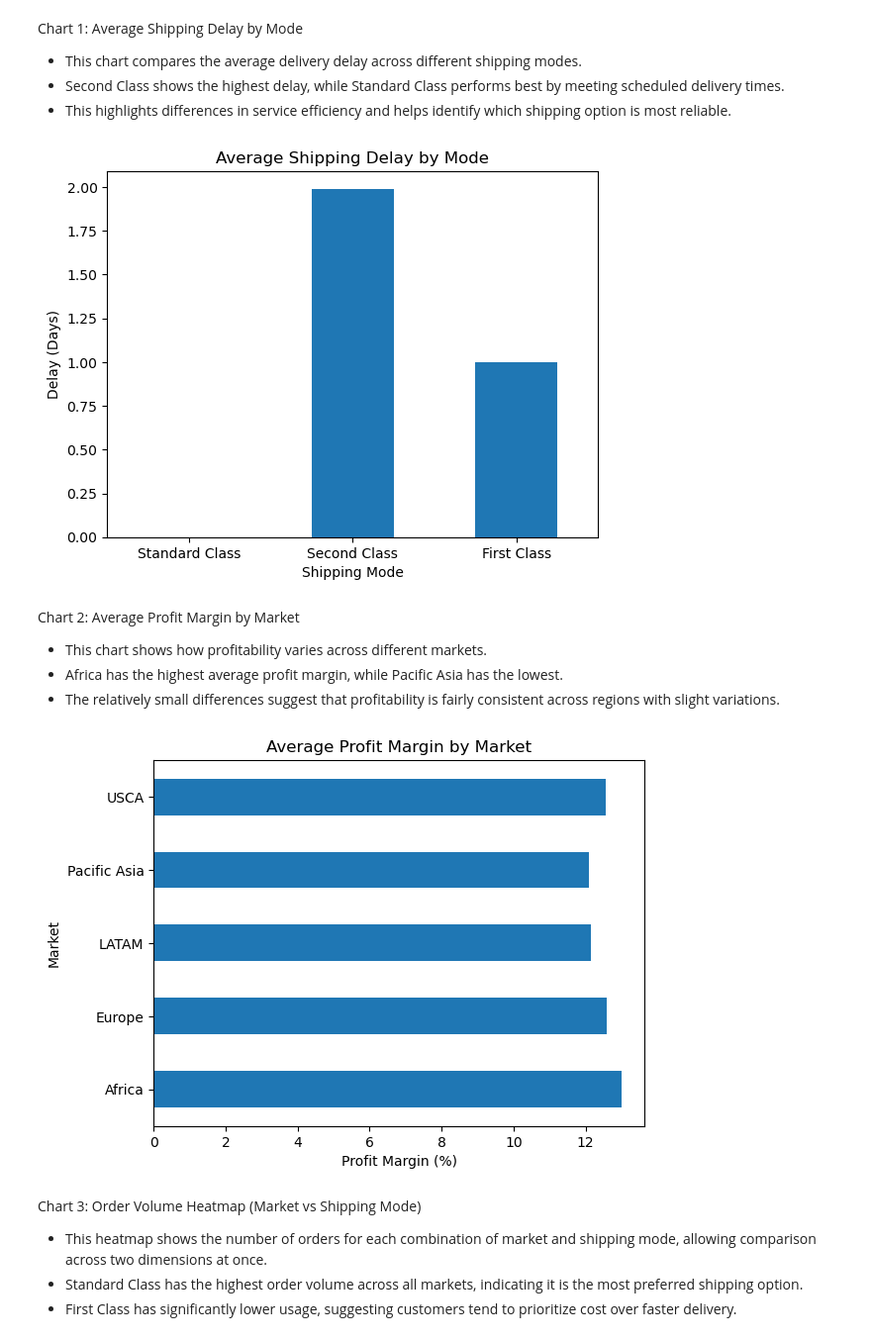
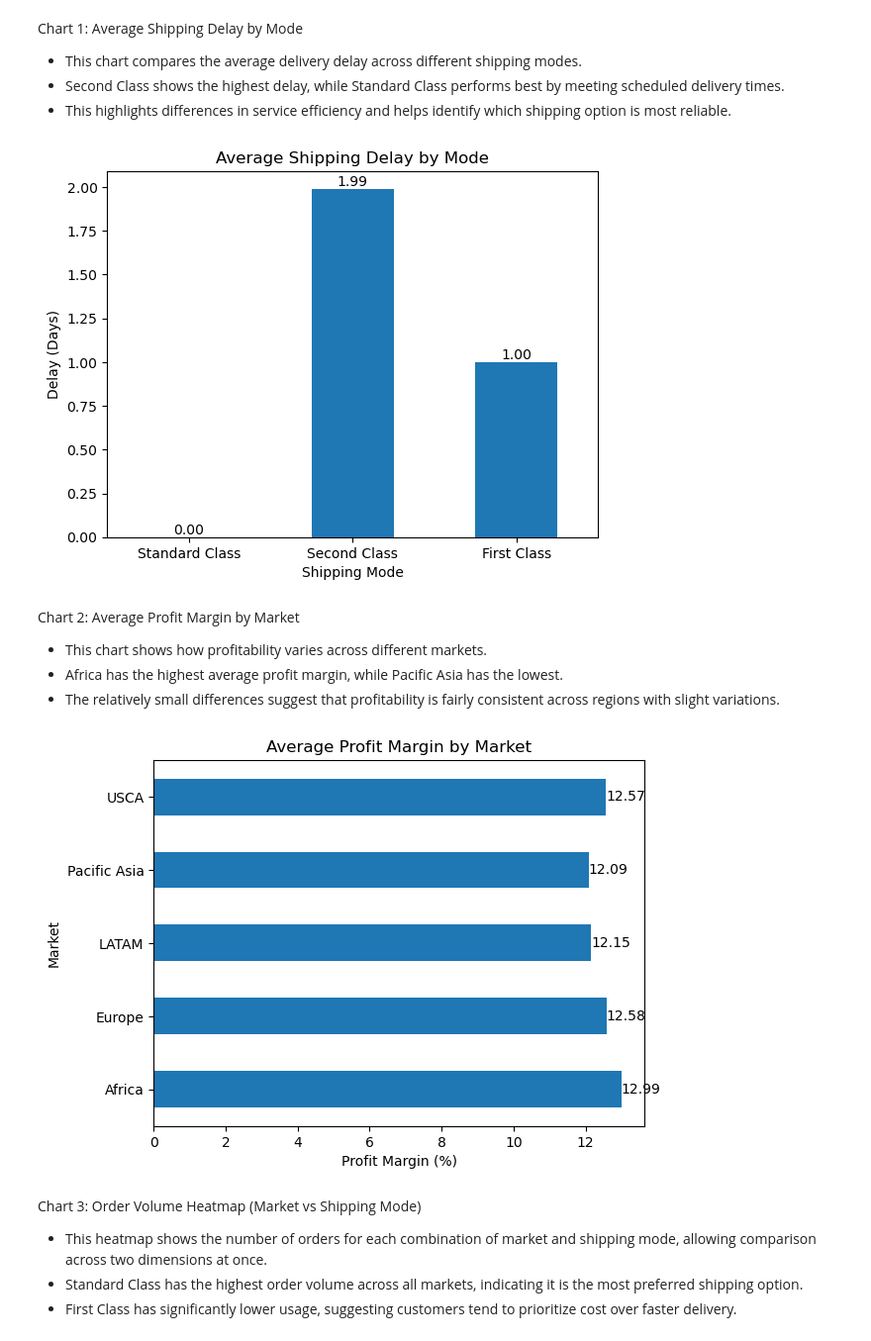
Before and after one commit to AriaRahman/PYTHON_FinalProject, a Jupyter notebook: analysis.ipynb, the cells around one changed output. Shown at 99% size. Cells and saved outputs as stored; diff of their text form; code cells hidden in the pictures.

Commit message:
Added Visualization Chart

```diff
--- a/analysis.ipynb
+++ b/analysis.ipynb
@@ -548,14 +548,18 @@ Chart 1: Average Shipping Delay by Mode
 
 delay_by_mode = dataset.groupby('Shipping Mode', observed=True)['Shipping Delay'].mean().round(2)
 
-delay_by_mode.plot(kind='bar')
+ax = delay_by_mode.plot(kind='bar')
+
 plt.title("Average Shipping Delay by Mode")
 plt.xlabel("Shipping Mode")
 plt.ylabel("Delay (Days)")
 plt.xticks(rotation=0)
+
+ax.bar_label(ax.containers[0], fmt='%.2f')
+
 plt.show()
 # %% [output]
-[figure, old version]
+[figure, new version]
 # %% [markdown]
 Chart 2: Average Profit Margin by Market
 
@@ -565,17 +569,19 @@ Chart 2: Average Profit Margin by Market
 # %%
 #31
 
 profit_by_market = dataset.groupby('Market', observed=True)['Profit Margin'].mean().round(2)
 
-profit_by_market.plot(kind='barh')
+ax = profit_by_market.plot(kind='barh')
 
 plt.title("Average Profit Margin by Market")
 plt.xlabel("Profit Margin (%)")
 plt.ylabel("Market")
 
+ax.bar_label(ax.containers[0], fmt='%.2f')
+
 plt.show()
 # %% [output]
-[figure, old version]
+[figure, new version]
 # %% [markdown]
 Chart 3: Order Volume Heatmap (Market vs Shipping Mode)
 
```
Also changed, not shown: parts of 2 cells of this notebook.
